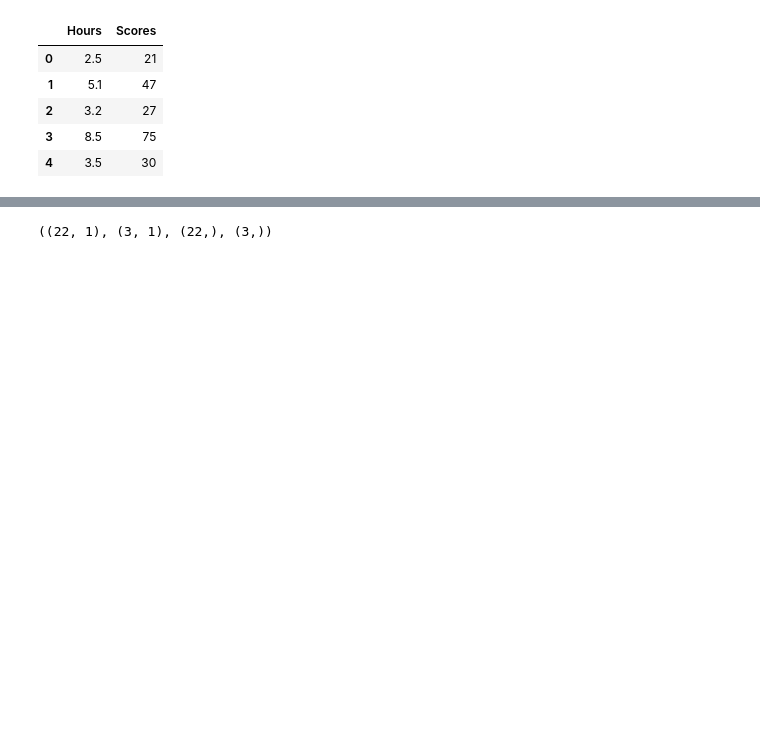
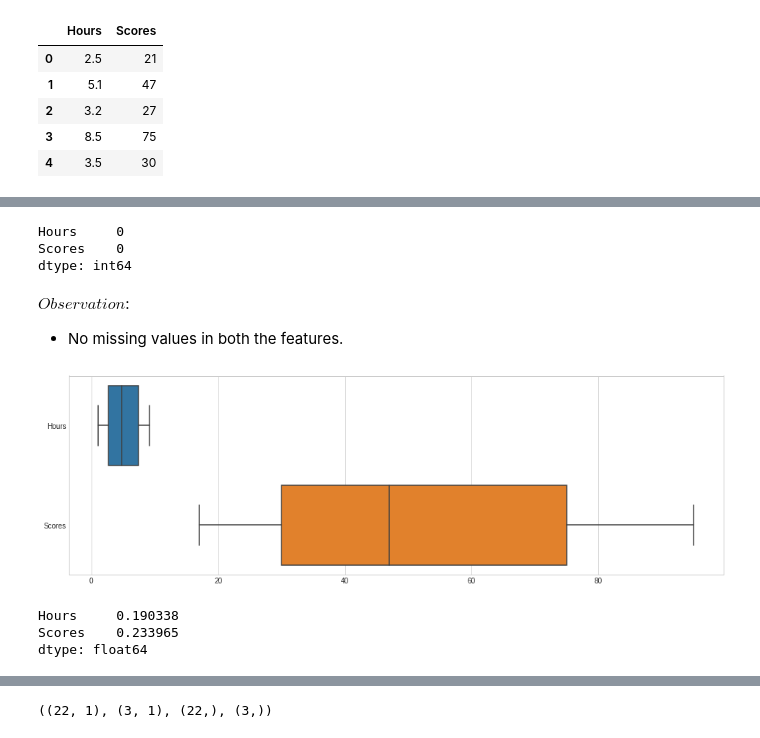
Before and after one commit to kumarashutosh22/The-Spark, a Jupyter notebook: Spark_Supervised_ML.ipynb, the cells around one changed output, grey strips where cells are left out. Cells and saved outputs as stored; diff of their text form; code cells hidden in the pictures; blank space fills up the shorter version.

```diff
--- a/Spark_Supervised_ML.ipynb
+++ b/Spark_Supervised_ML.ipynb
@@ -45,0 +105,24 @@ df.head()
+# %%
+# Checking for missing values
+df.isna().sum()
+# %% [output]
+Hours     0
+Scores    0
+dtype: int64
+# %% [markdown]
+**$Observation$**:
+- No missing values in both the features.
+# %%
+# checking for outliers
+plt.figure(figsize=(16,5))
+sns.boxplot(data=df,orient='h')
+plt.show()
+# %% [output]
+[figure, added]
+# %%
+# checking the skew in the data
+df.skew()
+# %% [output]
+Hours     0.190338
+Scores    0.233965
+dtype: float64
```
Also changed, not shown: parts of 38 cells of this notebook.
